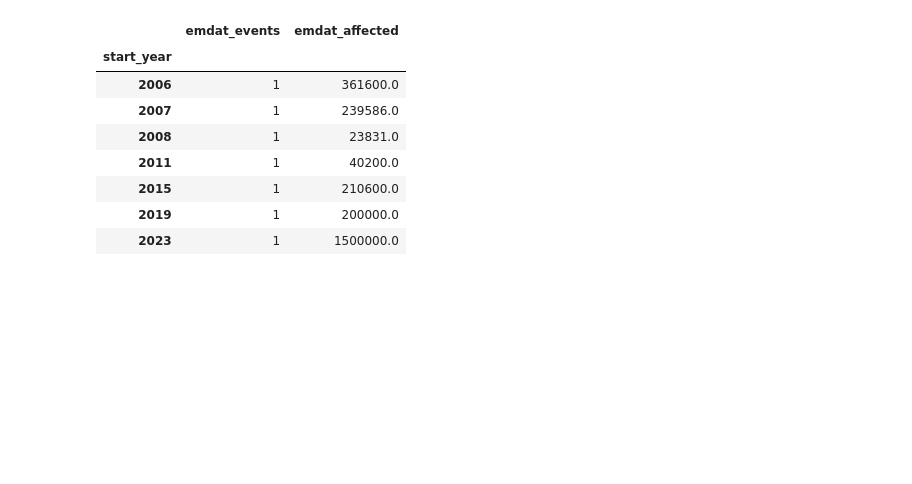
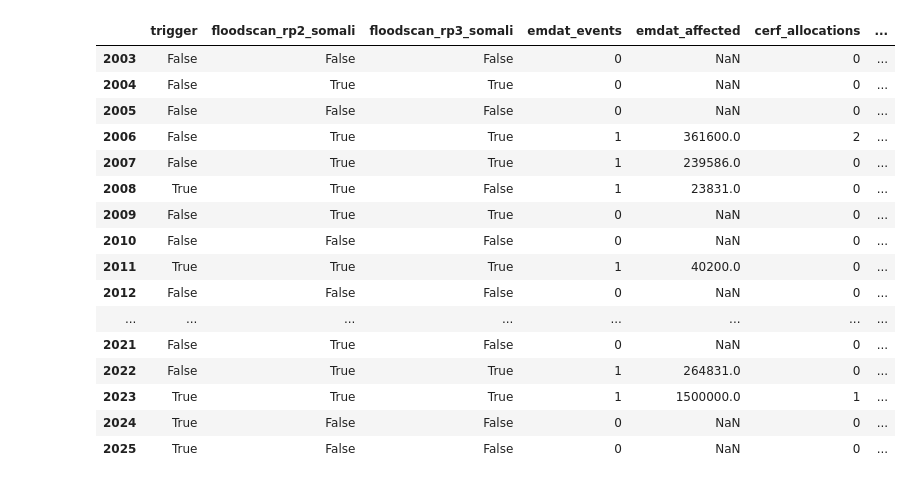
Before and after one commit to OCHA-DAP/ds-aa-eth-flooding, a Jupyter notebook: analysis/04_ond_trigger_design.ipynb, the cells around one changed output. Drawn from its saved outputs; the diff is of its cells as text; code cells hidden in the pictures; blank space fills up the shorter version.

```diff
--- a/analysis/04_ond_trigger_design.ipynb
+++ b/analysis/04_ond_trigger_design.ipynb
@@ -204,0 +152,12 @@ plt.tight_layout(); plt.show()
+# %%
+active = river_stat.ge(ratio_star, axis=1)
+union_years = active.index[active.any(axis=1)].tolist()
+m = len(union_years)
+print(f"overall: {m} activation years in {N_YEARS} | RP {(N_YEARS + 1) / m:.2f}")
+print("per-river activation seasons:")
+for r in RIVERS:
+    yrs = active.index[active[r]].tolist()
+    print(f"  {r:14s} ({(N_YEARS + 1) / len(yrs):.1f}-yr): {yrs}")
+act_table = active.copy()
+act_table["any_river"] = active.any(axis=1)
+act_table
@@ -217,10 +210,20 @@ Three records side by side for the OND season, 2003-2025:
 # %%
 from ocha_stratus import emdat
+import requests
 
 AREA_WORDS = [
     "somali", "gode", "shabelle", "shebelle", "shabele", "kelafo", "mustahil",
     "ferfer", "afder", "liben", "liban", "dolo", "genale", "dawa", "imi", "chereti",
+    "omo", "dasenech", "gnangatom", "hamer", "gambel", "itang", "baro", "akobo",
+    "nuer", "arba minch", "gamo", "bilate", "loka abaya",
 ]
+
+fs_events = stratus.load_parquet_from_blob(
+    f"{PROJECT_PREFIX}/processed/floodscan/floodscan_event_catalogue.parquet", stage=STAGE
+)
+fs_events["peak_date"] = pd.to_datetime(fs_events["peak_date"])
+fs_ond = fs_events[fs_events["season"] == "deyr"]
+fs_years = {rp: sorted(fs_ond[fs_ond["fs_rp"] == rp]["peak_date"].dt.year.unique()) for rp in [2, 3]}
 
 em = emdat.load_emdat_from_blob("ETH", include_historic=True, stage=STAGE)
 em.columns = [c.lower().replace(" ", "_") for c in em.columns]
@@ -232,23 +235,45 @@ loc_text = (
 ).str.lower()
 flood["area_hit"] = loc_text.apply(lambda s: any(w in s for w in AREA_WORDS))
 def touches_ond(r):
-    months = set()
     sm = r.get("start_month"); em_ = r.get("end_month") or sm
     if pd.isna(sm):
         return False
     sm, em_ = int(sm), int(em_ if not pd.isna(em_) else sm)
-    m = sm
+    months, mth = set(), sm
     while True:
-        months.add(m)
-        if m == em_: break
-        m = m % 12 + 1
-        if len(months) > 12: break
+        months.add(mth)
+        if mth == em_ or len(months) > 12: break
+        mth = mth % 12 + 1
     return bool(months & set(OND))
 flood["ond"] = flood.apply(touches_ond, axis=1)
 em_ond = flood[flood["area_hit"] & flood["ond"] & flood["start_year"].between(2003, 2025)]
 emdat_by_year = em_ond.groupby("start_year").agg(
     emdat_events=(id_col, "count"), emdat_affected=("total_affected", "sum")
 )
-print(f"EM-DAT snapshot: {len(em)} ETH rows, latest start_year {em['start_year'].max():.0f}")
-emdat_by_year
+
+cerf_raw = requests.get("https://cerfgms-webapi.unocha.org/v1/application/All.json", timeout=300).json()
+apps = pd.json_normalize(cerf_raw["application"] if "application" in cerf_raw else cerf_raw)
+apps.columns = [c.lower() for c in apps.columns]
+eth = apps[apps.get("countryname", pd.Series(dtype=str)).str.contains("Ethiopia", case=False, na=False)]
+fl = eth[eth.filter(like="emergency").apply(
+    lambda col: col.astype(str).str.contains("flood", case=False, na=False)
+).any(axis=1)].copy()
+year_col = next(c for c in ["year", "allocationyear", "applicationyear"] if c in fl.columns)
+amount_col = next(c for c in ["totalamountapproved", "amountapproved", "totalamount"] if c in fl.columns)
+cerf_by_year = fl[fl[year_col].astype(int).between(2003, 2025)].groupby(fl[year_col].astype(int)).agg(
+    cerf_allocations=(amount_col, "count"), cerf_usd=(amount_col, "sum"),
+)
+
+impact = pd.DataFrame(index=YEARS)
+impact["trigger"] = [y in set(union_years) for y in YEARS]
+impact["floodscan_rp2_somali"] = [y in set(fs_years[2]) for y in YEARS]
+impact["floodscan_rp3_somali"] = [y in set(fs_years[3]) for y in YEARS]
+impact = impact.join(emdat_by_year).join(cerf_by_year)
+impact["emdat_events"] = impact["emdat_events"].fillna(0).astype(int)
+impact["cerf_allocations"] = impact["cerf_allocations"].fillna(0).astype(int)
+impact["cerf_usd"] = impact["cerf_usd"].fillna(0).round(0)
+caught = impact[impact["trigger"]]
+print(f"EM-DAT OND flood years caught: {int((caught['emdat_events'] > 0).sum())} of {int((impact['emdat_events'] > 0).sum())}")
+print(f"CERF flood years caught: {int((caught['cerf_allocations'] > 0).sum())} of {int((impact['cerf_allocations'] > 0).sum())}")
+impact
 # %% [output]
@@ -256,9 +282,17 @@ EM-DAT snapshot: 172 ETH rows, latest start_year 2025
-|  | emdat_events | emdat_affected |
-| start_year |  |  |
-| 2006 | 1 | 361600.0 |
-| 2007 | 1 | 239586.0 |
-| 2008 | 1 | 23831.0 |
-| 2011 | 1 | 40200.0 |
-| 2015 | 1 | 210600.0 |
-| 2019 | 1 | 200000.0 |
-| 2023 | 1 | 1500000.0 |
+|  | trigger | floodscan_rp2_somali | floodscan_rp3_somali | emdat_events | emdat_affected | cerf_allocations | ... |
+| 2003 | False | False | False | 0 | NaN | 0 | ... |
+| 2004 | False | True | True | 0 | NaN | 0 | ... |
+| 2005 | False | False | False | 0 | NaN | 0 | ... |
+| 2006 | False | True | True | 1 | 361600.0 | 2 | ... |
+| 2007 | False | True | True | 1 | 239586.0 | 0 | ... |
+| 2008 | True | True | False | 1 | 23831.0 | 0 | ... |
+| 2009 | False | True | True | 0 | NaN | 0 | ... |
+| 2010 | False | False | False | 0 | NaN | 0 | ... |
+| 2011 | True | True | True | 1 | 40200.0 | 0 | ... |
+| 2012 | False | False | False | 0 | NaN | 0 | ... |
+| ... | ... | ... | ... | ... | ... | ... | ... |
+| 2021 | False | True | False | 0 | NaN | 0 | ... |
+| 2022 | False | True | True | 1 | 264831.0 | 0 | ... |
+| 2023 | True | True | True | 1 | 1500000.0 | 1 | ... |
+| 2024 | True | False | False | 0 | NaN | 0 | ... |
+| 2025 | True | False | False | 0 | NaN | 0 | ... |
```
Also changed, not shown: parts of 30 cells of this notebook.
